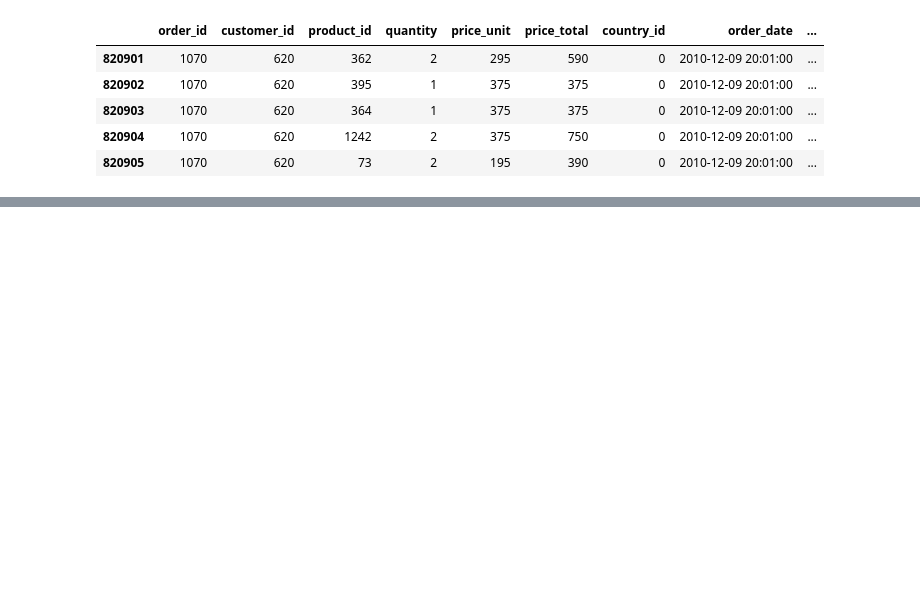
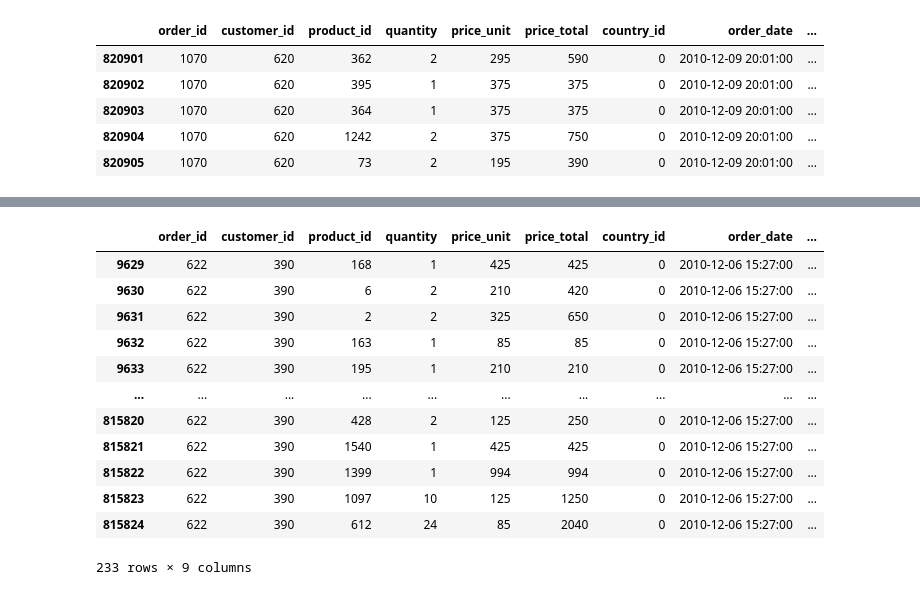
Before and after one commit to rabobahago/Python_ML_Data_Science, a Jupyter notebook: DWthon/read_dataframe.ipynb, the cells around one changed output, grey strips where cells are left out. Saved outputs shown, nothing was run; the diff lists cells and outputs as text; code cells hidden in the pictures; blank space fills up the shorter version.

```diff
--- a/DWthon/read_dataframe.ipynb
+++ b/DWthon/read_dataframe.ipynb
@@ -135,0 +153,16 @@ df.loc[df.shape[0]-5:df.shape[0]]
+# %%
+df.loc[df['customer_id'] == 390]
+# %% [output]
+|  | order_id | customer_id | product_id | quantity | price_unit | price_total | country_id | order_date | ... |
+| 9629 | 622 | 390 | 168 | 1 | 425 | 425 | 0 | 2010-12-06 15:27:00 | ... |
+| 9630 | 622 | 390 | 6 | 2 | 210 | 420 | 0 | 2010-12-06 15:27:00 | ... |
+| 9631 | 622 | 390 | 2 | 2 | 325 | 650 | 0 | 2010-12-06 15:27:00 | ... |
+| 9632 | 622 | 390 | 163 | 1 | 85 | 85 | 0 | 2010-12-06 15:27:00 | ... |
+| 9633 | 622 | 390 | 195 | 1 | 210 | 210 | 0 | 2010-12-06 15:27:00 | ... |
+| ... | ... | ... | ... | ... | ... | ... | ... | ... | ... |
+| 815820 | 622 | 390 | 428 | 2 | 125 | 250 | 0 | 2010-12-06 15:27:00 | ... |
+| 815821 | 622 | 390 | 1540 | 1 | 425 | 425 | 0 | 2010-12-06 15:27:00 | ... |
+| 815822 | 622 | 390 | 1399 | 1 | 994 | 994 | 0 | 2010-12-06 15:27:00 | ... |
+| 815823 | 622 | 390 | 1097 | 10 | 125 | 1250 | 0 | 2010-12-06 15:27:00 | ... |
+| 815824 | 622 | 390 | 612 | 24 | 85 | 2040 | 0 | 2010-12-06 15:27:00 | ... |
+233 rows × 9 columns
```
Also changed, not shown: parts of 5 cells of this notebook.
